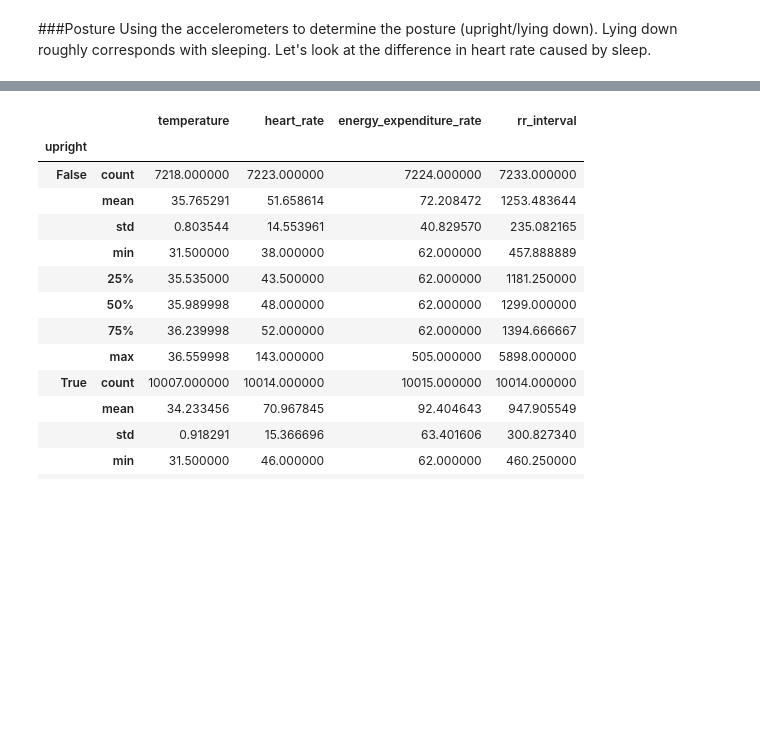
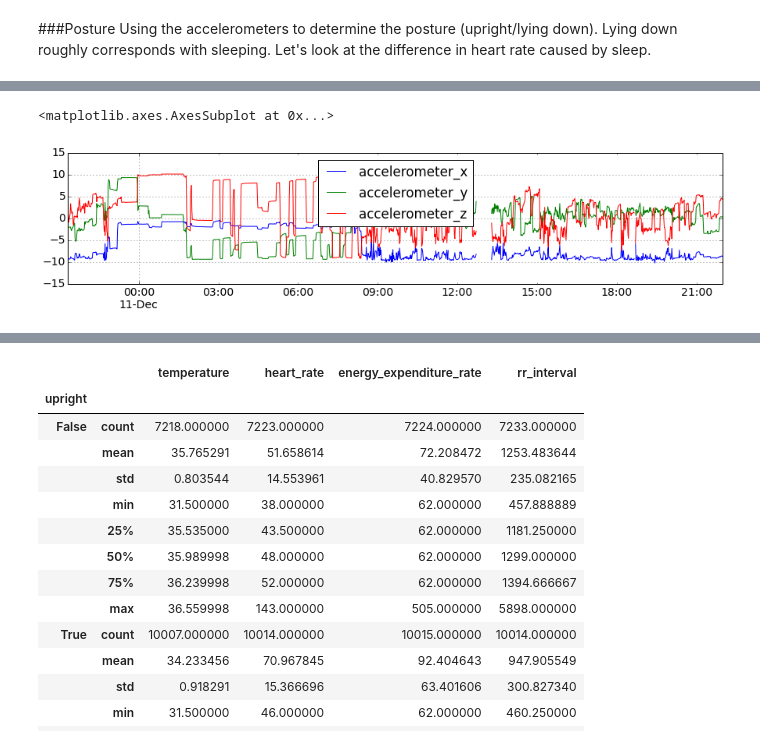
Before and after one commit to pimnijdam/journal, a Jupyter notebook: ecg and pandas.ipynb, the cells around one changed output, grey strips where cells are left out. Drawn from its saved outputs; the diff is of its cells as text; code cells hidden in the pictures; blank space fills up the shorter version.

```diff
--- a/ecg and pandas.ipynb
+++ b/ecg and pandas.ipynb
@@ -138,28 +138,38 @@ mydata["magnitude"] = sqrt(mydata.accelerometer_x**2 + mydata.accelerometer_y**2
 def upright(x):
     G=9.8
     return True if abs(degrees(arcsin(x/G))) > 30 else False
-def posture(value):
+def angle(value):
+    x = value.accelerometer_x
+    y = value.accelerometer_y
+    z = value.accelerometer_z
+    G=sqrt(x**2+y**2+z**2)
+    return degrees(arcsin(x/G))
+
+def posture(value, use_nr=False):
     G=9.8
-    print value
-    x = value[mydata.accelerometer_x]
-    y = value[mydata.accelerometer_y]
-    z = value[mydata.accelerometer_z]
+    x = value.accelerometer_x
+    y = value.accelerometer_y
+    z = value.accelerometer_z
+    G=sqrt(x**2+y**2+z**2)
 
     angleFromLying = degrees(arcsin(x/G))
-    if abs(angleFromLying) < 30:
-        return "upright"
+    #print angleFromLying
+    if abs(angleFromLying) > 30:
+        return 9 if use_nr else "upright"
     else:
         #lying down
         angleFromSideWays = degrees(arcsin(z/G))
         if angleFromSideWays >= 45:
-            return "lying on back"
+            return 0 if use_nr else "lying on back"
         elif angleFromSideWays <= -45:
-            return "lying on belly"
+            return 1 if use_nr else "lying on belly"
         else:
             #lying sideways
             if y >= 0:
-                return "lying on right side"
+                return 5 if use_nr else "lying on right side"
             else:
-                return "lying on left side"
+                return 6 if use_nr else "lying on left side"
 mydata["upright"] = mydata.accelerometer_x.apply(upright);
-#mydata["posture"] = mydata.apply(posture)
+mydata["posture"] = mydata.apply(posture,axis=1)
+mydata["angle"] = mydata.apply(angle, axis=1)
+mydata["posture_nr"] = mydata.apply(lambda x: posture(x,True),axis=1)
@@ -165,0 +186,6 @@ mydata["upright"] = mydata.accelerometer_x.apply(upright);
+# %%
+#mydata.angle.plot()
+mydata[['accelerometer_x','accelerometer_y','accelerometer_z']].resample("1min").plot()
+# %% [output]
+<matplotlib.axes.AxesSubplot at 0x...>
+[figure, added]
```
Also changed, not shown: parts of 3 cells of this notebook, 5 other files.
